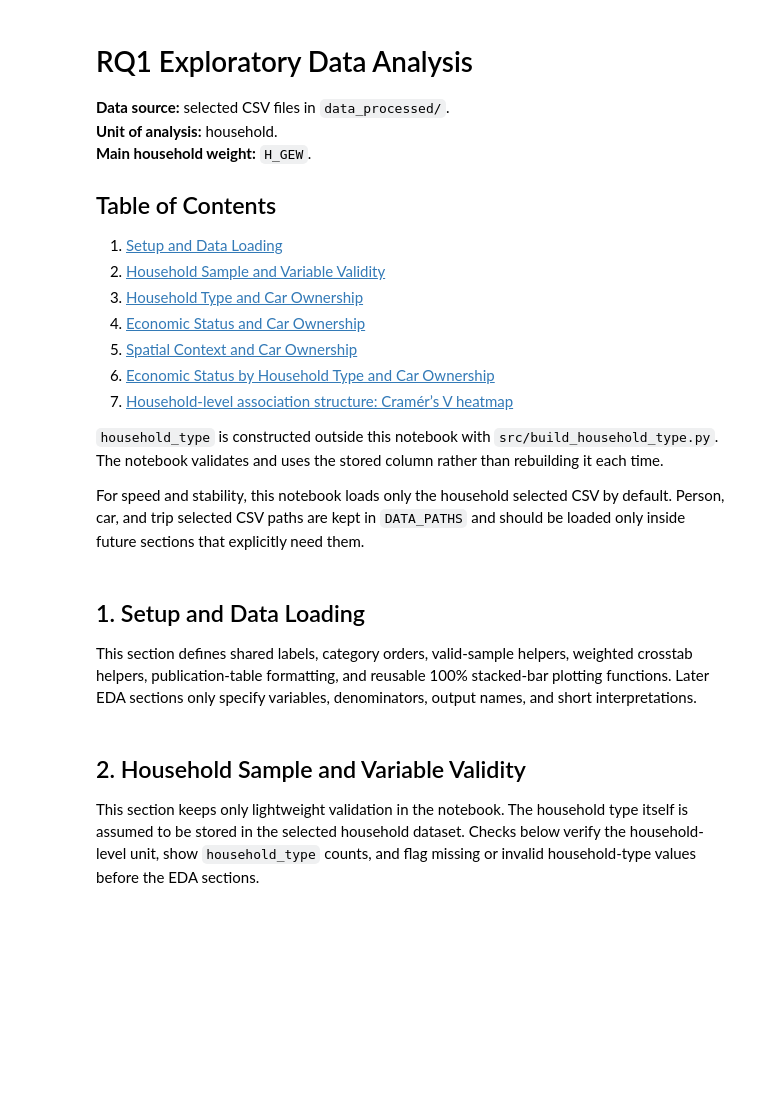
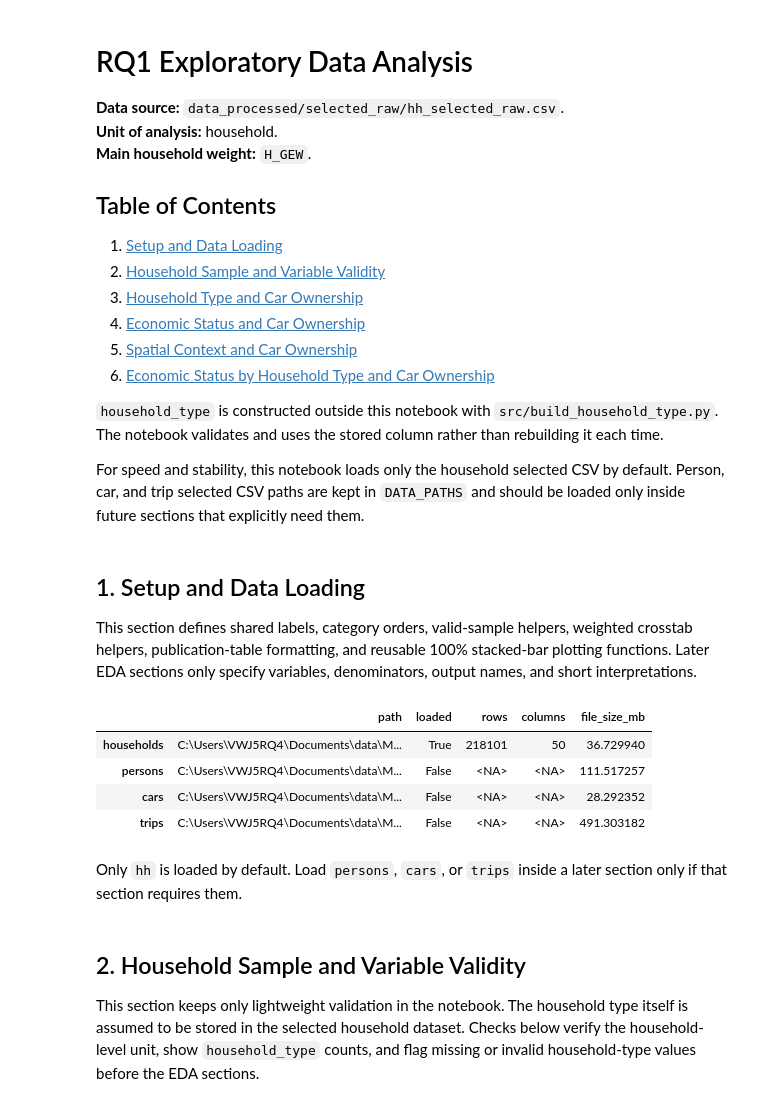
Before and after one commit to Janlin0213/MiD2023-bei-VW, a Jupyter notebook: notebooks/RQ1.ipynb, the cells around one changed output. Drawn from its saved outputs; the diff is of its cells as text; code cells hidden in the pictures; blank space fills up the shorter version.

```diff
--- a/notebooks/RQ1.ipynb
+++ b/notebooks/RQ1.ipynb
@@ -1,7 +1,7 @@
 # %% [markdown]
 # RQ1 Exploratory Data Analysis
 
-**Data source:** selected CSV files in `data_processed/`.
+**Data source:** `data_processed/selected_raw/hh_selected_raw.csv`.
 **Unit of analysis:** household.
 **Main household weight:** `H_GEW`.
 
@@ -13,7 +13,6 @@
 4. [Economic Status and Car Ownership](#4.-Economic-Status-and-Car-Ownership)
 5. [Spatial Context and Car Ownership](#5.-Spatial-Context-and-Car-Ownership)
 6. [Economic Status by Household Type and Car Ownership](#6.-Economic-Status-by-Household-Type-and-Car-Ownership)
-7. [Household-level association structure: Cramér’s V heatmap](#7.-Household-level-association-structure:-Cramér’s-V-heatmap)
 
 `household_type` is constructed outside this notebook with `src/build_household_type.py`. The notebook validates and uses the stored column rather than rebuilding it each time.
 
@@ -526,32 +324,39 @@ def plot_cramers_v_heatmap(matrix, title, output_path, *, figsize=None):
 # %%
 missing_files = [str(DATA_PATHS['households'])] if not DATA_PATHS['households'].exists() else []
 if missing_files:
     raise FileNotFoundError('Missing selected household CSV file: ' + ', '.join(missing_files))
 
 hh = pd.read_csv(DATA_PATHS['households'], dtype={'H_ID': 'string'})
 
 if 'household_type' not in hh.columns:
     raise KeyError('household_type is missing from the household dataset. Run ../src/build_household_type.py before this notebook.')
 
-for col in ['H_GEW', 'H_ANZAUTO', 'anzauto_gr3', 'RegioStaR7', 'oek_status', 'hhgr_gr', 'H_MIETE', 'H_CS', 'anzmotmop', 'anzpedrad', 'XMStadt', 'MSIndex', 'bus28', 'tram28', 'bahn28', 'min_bab', 'min_ozmz']:
+for col in ['H_GEW', 'H_ANZAUTO', 'anzauto_gr3', 'RegioStaR7', 'oek_status']:
     if col in hh.columns:
         hh[col] = pd.to_numeric(hh[col], errors='coerce')
 
 hh = ensure_household_level(hh)
-hh = prepare_household_derived_variables(hh)
+hh = add_car_count_group(hh)
 
 loaded_files = pd.DataFrame(
     {
         'path': [str(DATA_PATHS[name]) for name in DATA_PATHS],
         'loaded': [name == 'households' for name in DATA_PATHS],
         'rows': [len(hh) if name == 'households' else pd.NA for name in DATA_PATHS],
         'columns': [hh.shape[1] if name == 'households' else pd.NA for name in DATA_PATHS],
         'file_size_mb': [DATA_PATHS[name].stat().st_size / 1_000_000 if DATA_PATHS[name].exists() else pd.NA for name in DATA_PATHS],
     },
     index=list(DATA_PATHS),
 )
 display(loaded_files)
 display(Markdown('Only `hh` is loaded by default. Load `persons`, `cars`, or `trips` inside a later section only if that section requires them.'))
+# %% [output]
+|  | path | loaded | rows | columns | file_size_mb |
+| households | C:\Users\VWJ5RQ4\Documents\data\M... | True | 218101 | 50 | 36.729940 |
+| persons | C:\Users\VWJ5RQ4\Documents\data\M... | False | <NA> | <NA> | 111.517257 |
+| cars | C:\Users\VWJ5RQ4\Documents\data\M... | False | <NA> | <NA> | 28.292352 |
+| trips | C:\Users\VWJ5RQ4\Documents\data\M... | False | <NA> | <NA> | 491.303182 |
+Only `hh` is loaded by default. Load `persons`, `cars`, or `trips` inside a later section only if that section requires them.
 # %% [markdown]
 ## 2. Household Sample and Variable Validity
 
```
Also changed, not shown: parts of 13 cells of this notebook, 14 other files.
